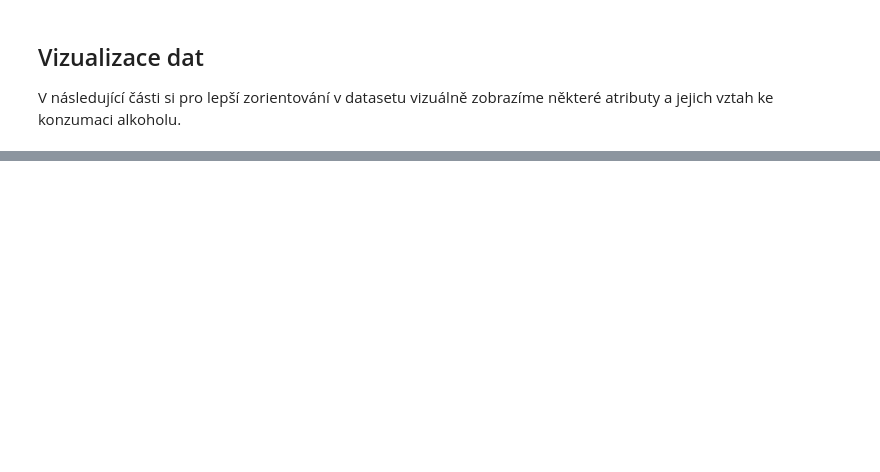
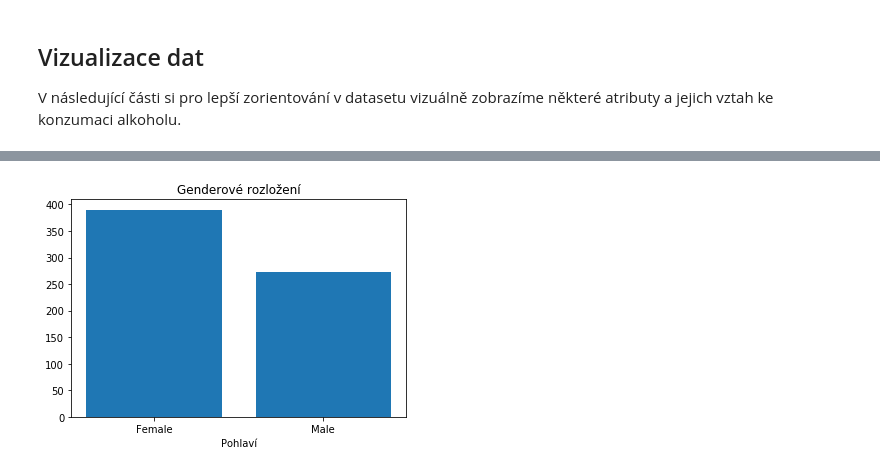
Before and after one commit to skaryys/python_semestralka, a Jupyter notebook: student_alcohol_consumption.ipynb, the cells around one changed output, grey strips where cells are left out. Cells and saved outputs as stored; diff of their text form; code cells hidden in the pictures; blank space fills up the shorter version.

```diff
--- a/student_alcohol_consumption.ipynb
+++ b/student_alcohol_consumption.ipynb
@@ -141 +163,9 @@ plt.show()
+# %%
+plt.bar([0,1],df['sex'].value_counts())
+plt.xlabel('Pohlaví')
+plt.title('Genderové rozložení')
+plt.xticks([0,1],['Female','Male'])
+plt.show()
+# %% [output]
+[figure, added]
 # %%
```
Also changed, not shown: parts of 4 cells of this notebook.
